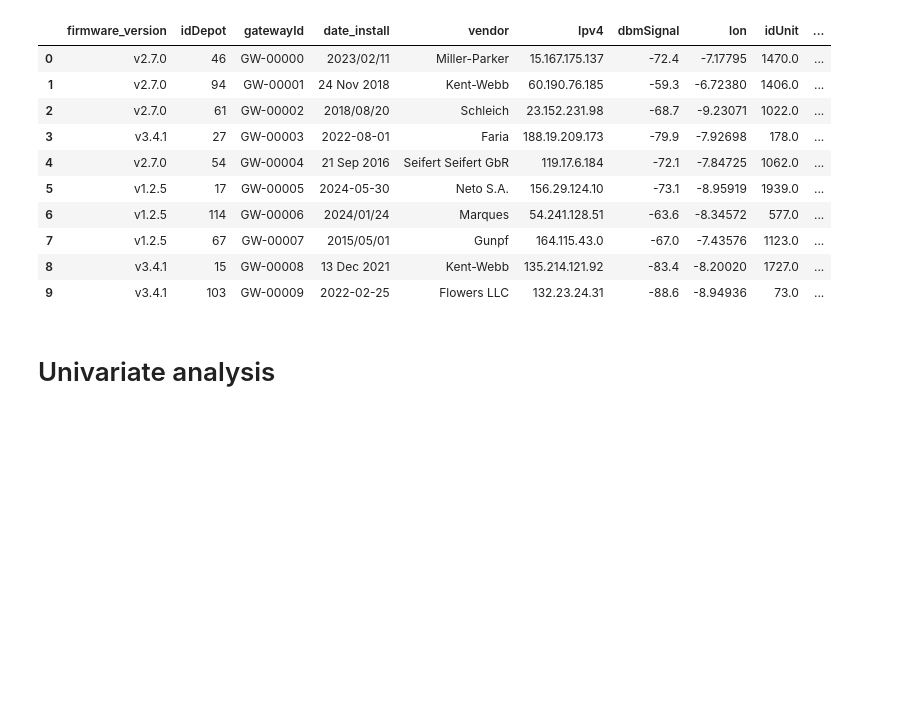
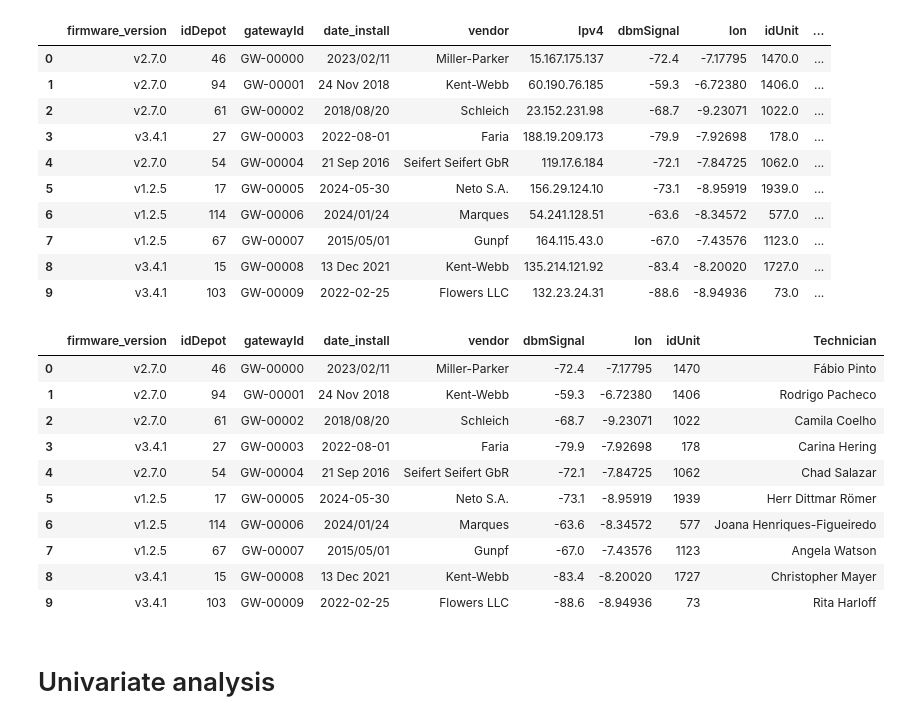
Before and after one commit to CIEXYZ/IAU_Kysil_Petrishka, a Jupyter notebook: src/phase1.ipynb, the cells around one changed output. Saved outputs shown, nothing was run; the diff lists cells and outputs as text; code cells hidden in the pictures; blank space fills up the shorter version.

```diff
--- a/src/phase1.ipynb
+++ b/src/phase1.ipynb
@@ -14,16 +14,13 @@ import os
 # %%
-pwd = %pwd
+from pathlib import Path
 
-filename_gateways = os.path.join(pwd, "..", "dataset", "gateways.csv")
-filename_readings = os.path.join(pwd, "..", "dataset", "readings.csv")
-filename_units = os.path.join(pwd, "..", "dataset", "units.csv")
-
-!Powershell.exe -Command "Get-Content {pwd}\..\dataset\gateways.csv -Head 5"
-gateways_df = pd.read_csv(filename_gateways, sep=';')
-
-!Powershell.exe -Command "Get-Content {pwd}\..\dataset\readings.csv -Head 5"
-readings_df = pd.read_csv(filename_readings, sep='\t')
-
-!Powershell.exe -Command "Get-Content {pwd}\..\dataset\units.csv -Head 5"
-units_df = pd.read_csv(filename_units, sep=',', quotechar='"')
+# CSV files are in ../dataset relative to the src folder
+src_dir = Path.cwd() if Path.cwd().name == "src" else Path.cwd() / "src"
+dataset_dir = src_dir.parent / "dataset"
+gateways_df = pd.read_csv(dataset_dir / "gateways.csv", sep=";")
+readings_df = pd.read_csv(dataset_dir / "readings.csv", sep="\t")
+units_df = pd.read_csv(dataset_dir / "units.csv")
+for name, frame in {"gateways": gateways_df, "readings": readings_df, "units": units_df}.items():
+    print(name, frame.shape)
+    display(frame.head())
 # %% [output]
@@ -84,6 +87,23 @@ gateways_df.head(10)
 | 7 | v1.2.5 | 67 | GW-00007 | 2015/05/01 | Gunpf | 164.115.43.0 | -67.0 | -7.43576 | 1123.0 | ... |
 | 8 | v3.4.1 | 15 | GW-00008 | 13 Dec 2021 | Kent-Webb | 135.214.121.92 | -83.4 | -8.20020 | 1727.0 | ... |
 | 9 | v3.4.1 | 103 | GW-00009 | 2022-02-25 | Flowers LLC | 132.23.24.31 | -88.6 | -8.94936 | 73.0 | ... |
+# %%
+# convert unit ID to nullable integers, preserving missing values
+gateways_df["idUnit"] = gateways_df["idUnit"].astype("Int64")
+gateways_df = gateways_df.drop(columns=["Ipv4"], errors="ignore")
+gateways_df.head(10)
+# %% [output]
+|  | firmware_version | idDepot | gatewayId | date_install | vendor | dbmSignal | lon | idUnit | Technician |
+| 0 | v2.7.0 | 46 | GW-00000 | 2023/02/11 | Miller-Parker | -72.4 | -7.17795 | 1470 | Fábio Pinto |
+| 1 | v2.7.0 | 94 | GW-00001 | 24 Nov 2018 | Kent-Webb | -59.3 | -6.72380 | 1406 | Rodrigo Pacheco |
+| 2 | v2.7.0 | 61 | GW-00002 | 2018/08/20 | Schleich | -68.7 | -9.23071 | 1022 | Camila Coelho |
+| 3 | v3.4.1 | 27 | GW-00003 | 2022-08-01 | Faria | -79.9 | -7.92698 | 178 | Carina Hering |
+| 4 | v2.7.0 | 54 | GW-00004 | 21 Sep 2016 | Seifert Seifert GbR | -72.1 | -7.84725 | 1062 | Chad Salazar |
+| 5 | v1.2.5 | 17 | GW-00005 | 2024-05-30 | Neto S.A. | -73.1 | -8.95919 | 1939 | Herr Dittmar Römer |
+| 6 | v1.2.5 | 114 | GW-00006 | 2024/01/24 | Marques | -63.6 | -8.34572 | 577 | Joana Henriques-Figueiredo |
+| 7 | v1.2.5 | 67 | GW-00007 | 2015/05/01 | Gunpf | -67.0 | -7.43576 | 1123 | Angela Watson |
+| 8 | v3.4.1 | 15 | GW-00008 | 13 Dec 2021 | Kent-Webb | -83.4 | -8.20020 | 1727 | Christopher Mayer |
+| 9 | v3.4.1 | 103 | GW-00009 | 2022-02-25 | Flowers LLC | -88.6 | -8.94936 | 73 | Rita Harloff |
 # %% [markdown]
 # Univariate analysis
 # %% [markdown]
```
Also changed, not shown: parts of 12 cells of this notebook.
